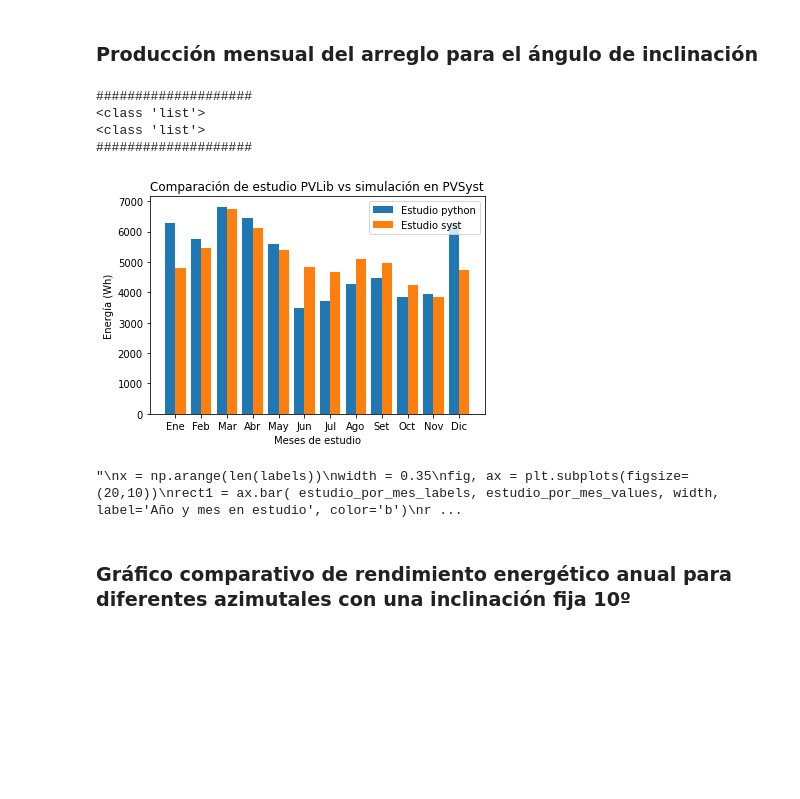
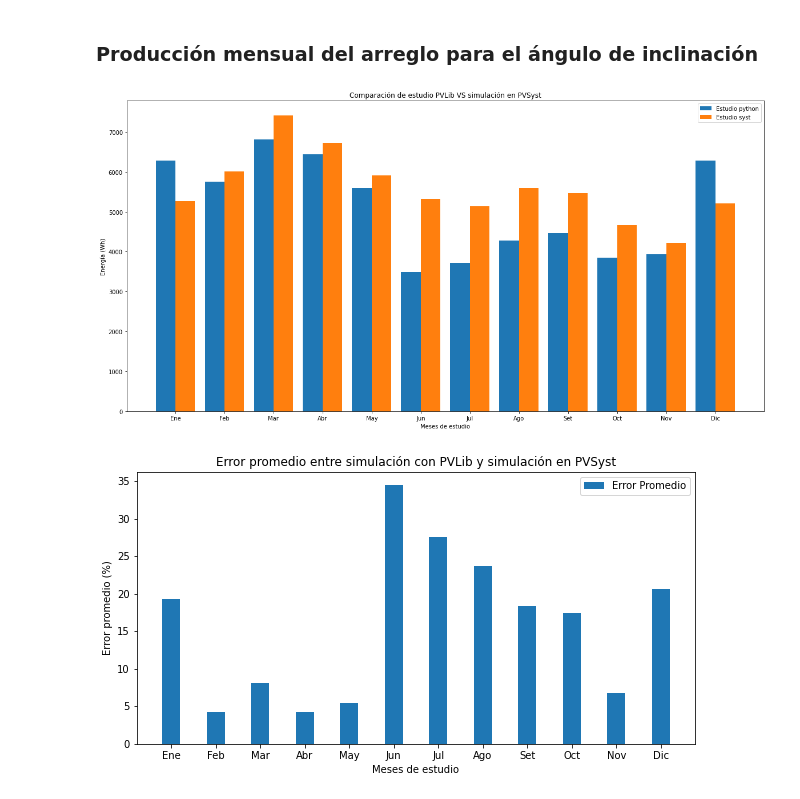
Before and after one commit to MGonzalez506/Dimensionamiento_PV, a Jupyter notebook: Comparativa_PVLib_y_PVSyst.ipynb, the cells around one changed output. Saved outputs shown, nothing was run; the diff lists cells and outputs as text; code cells hidden in the pictures; blank space fills up the shorter version.

```diff
--- a/Comparativa_PVLib_y_PVSyst.ipynb
+++ b/Comparativa_PVLib_y_PVSyst.ipynb
@@ -238,68 +199,57 @@ plt.show()
 # %% [markdown]
 ### Producción mensual del arreglo para el ángulo de inclinación
 # %%
-#print(last_ac.keys())
+# Copiar los datos obtenidos de PVSyst en una lista para desplegarse,
+#  en conjunto con los datos obtenidos de PVLib
+reference_incident_energy_pvsyst = [4.790, 5.460, 6.740, 6.120, 5.380, 4.840, 4.670, 5.090, 4.970, 4.240, 3.840, 4.740]
+energy_per_hour_pvsyst = []
+for value in reference_incident_energy_pvsyst:
+  energy_per_hour_pvsyst.append(value*1100) #1100 Wats porque son 5 paneles de 220 Wp
+
+error_promedio = []
+for index, value in enumerate(estudio_por_mes):
+  error_promedio.append(np.mean(np.abs((energy_per_hour_pvsyst[index] - estudio_por_mes[index])/energy_per_hour_pvsyst[index]))*100)
+error_promedio_values = list(error_promedio)
+
 estudio_por_mes = {}
-reference_incident_energy_pvsyst = [4790, 5460, 6740, 6120, 5380, 4840, 4670, 5090, 4970, 4240, 3840, 4740]
 for i in selected_months:
   this_year = i['year']
   this_month = i['month']
   mes = str(this_year) + '-' + str(this_month) + '-01'
   x = selected_data.loc[mes:mes]
   sumatoria = x.sum()
   estudio_por_mes[mes[:-3]] = float(sumatoria)
 
 labels = ['Ene', 'Feb', 'Mar', 'Abr', 'May', 'Jun', 'Jul', 'Ago', 'Set', 'Oct', 'Nov', 'Dic']
 potencia_maxima_del_panel = module['Impo'] * module['Vmpo'] * string_config
-#for month_energy in estudio_por_mes: print(estudio_por_mes[month_energy]/potencia_maxima_del_panel)
+
 estudio_por_mes = pd.Series(estudio_por_mes)
 estudio_por_mes_labels = list(estudio_por_mes.keys())
 estudio_por_mes_values = list(estudio_por_mes)
 
 #Crear una serie de Pandas basado en los datos obtenidos de PVSyst
-reference_incident_energy_pvsyst = pd.Series(reference_incident_energy_pvsyst)
-reference_incident_energy_pvsyst_values = list(reference_incident_energy_pvsyst)
-#print(selected_data_annual_energy)
-
-print("####################")
-print(type(estudio_por_mes_values))
-print(type(reference_incident_energy_pvsyst_values))
-print("####################")
+energy_per_hour_pvsyst = pd.Series(energy_per_hour_pvsyst)
+energy_per_hour_pvsyst_values = list(energy_per_hour_pvsyst)
 
 X_axis = np.arange(len(labels))
+plt.figure(figsize=(20,10))
 plt.bar(X_axis - 0.2, estudio_por_mes_values, 0.4, label = 'Estudio python')
-plt.bar(X_axis + 0.2, reference_incident_energy_pvsyst_values, 0.4, label = 'Estudio syst')
-
+plt.bar(X_axis + 0.2, energy_per_hour_pvsyst_values, 0.4, label = 'Estudio syst')
 plt.xticks(X_axis, labels)
 plt.xlabel("Meses de estudio")
 plt.ylabel("Energía (Wh)")
-plt.title("Comparación de estudio PVLib vs simulación en PVSyst")
+plt.title("Comparación de estudio PVLib VS simulación en PVSyst")
 plt.legend()
 plt.show()
 
-
-"""
-x = np.arange(len(labels))
-width = 0.35
-fig, ax = plt.subplots(figsize=(20,10))
-rect1 = ax.bar( estudio_por_mes_labels, estudio_por_mes_values, width, label='Año y mes en estudio', color='b')
-rect2 = ax.bar( estudio_por_mes_labels, reference_incident_energy_pvsyst_values, width, label='Data de PVSyst', color='r')
-
-ax.set_xlabel('Año y mes en estudio', fontsize='xx-large')
-ax.set_ylabel('Energía (Wh)', fontsize='xx-large')
-ax.set_title('La producción energética mensual (Wh) para un ángulo azimutal de ' + str(selected_azimuth_angle) + 'º y un ángulo de inclinación de los paneles de ' + str(selected_tilt_angle) + 'º.\nLa producción energética anual para estos ángulos seleccionados es de: ' + str(selected_data_annual_energy.round(1)) + ' Wh\nEl rendimiento energético anual es: ' + str((selected_data_annual_energy/potencia_maxima_del_panel).round(1)) + ' Wh / Wp')
-#ax.set_xticks(estudio_por_mes_values, estudio_por_mes_labels)
-ax.legend()
-#ax.bar_label(rect1, paadding=3)
-fig.tight_layout()
+plt.figure(figsize=(10,5))
+plt.bar(X_axis, error_promedio_values, 0.4, label = 'Error Promedio')
+plt.xticks(X_axis, labels)
+plt.xlabel("Meses de estudio")
+plt.ylabel("Error promedio (%)")
+plt.title("Error promedio entre simulación con PVLib y simulación en PVSyst")
+plt.legend()
 plt.show()
-"""
 # %% [output]
-####################
-<class 'list'>
-<class 'list'>
-####################
-[figure, old version]
+[figure, new version]
-"\nx = np.arange(len(labels))\nwidth = 0.35\nfig, ax = plt.subplots(figsize=(20,10))\nrect1 = ax.bar( estudio_por_mes_labels, estudio_por_mes_values, width, label='Año y mes en estudio', color='b')\nr ...
+[figure, added]
-# %% [markdown]
-### Gráfico comparativo de rendimiento energético anual para diferentes azimutales con una inclinación fija 10º
```
Also changed, not shown: parts of 7 cells of this notebook.
